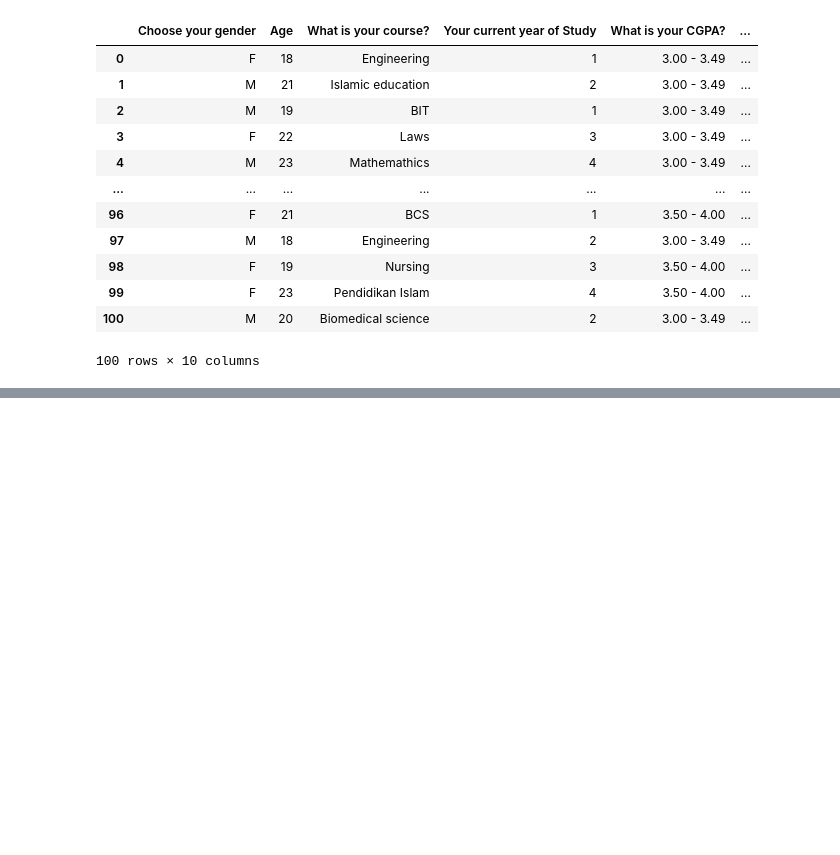
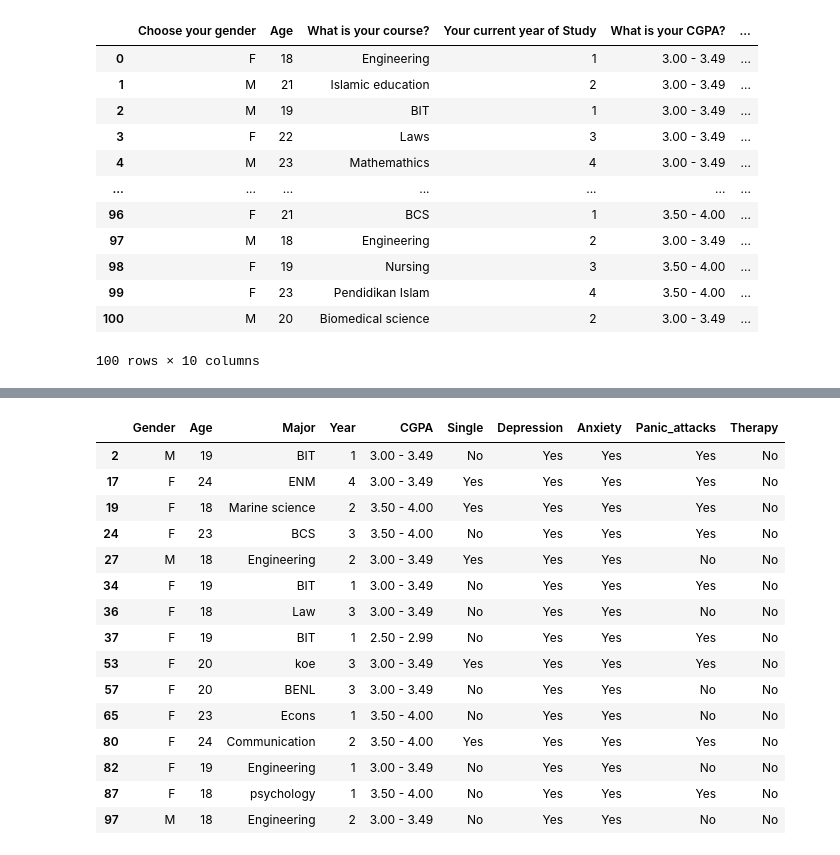
Before and after one commit to StojcheD/VDSS_Project, a Jupyter notebook: raw_data.ipynb, the cells around one changed output, grey strips where cells are left out. Saved outputs shown, nothing was run; the diff lists cells and outputs as text; code cells hidden in the pictures; blank space fills up the shorter version.

```diff
--- a/raw_data.ipynb
+++ b/raw_data.ipynb
@@ -150,0 +160,20 @@ df
+# %%
+A = df.query("Depression == 'Yes' and Anxiety == 'Yes' and Therapy =='No'")
+A
+# %% [output]
+|  | Gender | Age | Major | Year | CGPA | Single | Depression | Anxiety | Panic_attacks | Therapy |
+| 2 | M | 19 | BIT | 1 | 3.00 - 3.49 | No | Yes | Yes | Yes | No |
+| 17 | F | 24 | ENM | 4 | 3.00 - 3.49 | Yes | Yes | Yes | Yes | No |
+| 19 | F | 18 | Marine science | 2 | 3.50 - 4.00 | Yes | Yes | Yes | Yes | No |
+| 24 | F | 23 | BCS | 3 | 3.50 - 4.00 | No | Yes | Yes | Yes | No |
+| 27 | M | 18 | Engineering | 2 | 3.00 - 3.49 | Yes | Yes | Yes | No | No |
+| 34 | F | 19 | BIT | 1 | 3.00 - 3.49 | No | Yes | Yes | Yes | No |
+| 36 | F | 18 | Law | 3 | 3.00 - 3.49 | No | Yes | Yes | No | No |
+| 37 | F | 19 | BIT | 1 | 2.50 - 2.99 | No | Yes | Yes | Yes | No |
+| 53 | F | 20 | koe | 3 | 3.00 - 3.49 | Yes | Yes | Yes | Yes | No |
+| 57 | F | 20 | BENL | 3 | 3.00 - 3.49 | No | Yes | Yes | No | No |
+| 65 | F | 23 | Econs | 1 | 3.50 - 4.00 | No | Yes | Yes | No | No |
+| 80 | F | 24 | Communication | 2 | 3.50 - 4.00 | Yes | Yes | Yes | Yes | No |
+| 82 | F | 19 | Engineering | 1 | 3.00 - 3.49 | No | Yes | Yes | No | No |
+| 87 | F | 18 | psychology | 1 | 3.50 - 4.00 | No | Yes | Yes | Yes | No |
+| 97 | M | 18 | Engineering | 2 | 3.00 - 3.49 | No | Yes | Yes | No | No |
```
Also changed, not shown: parts of 12 cells of this notebook.
